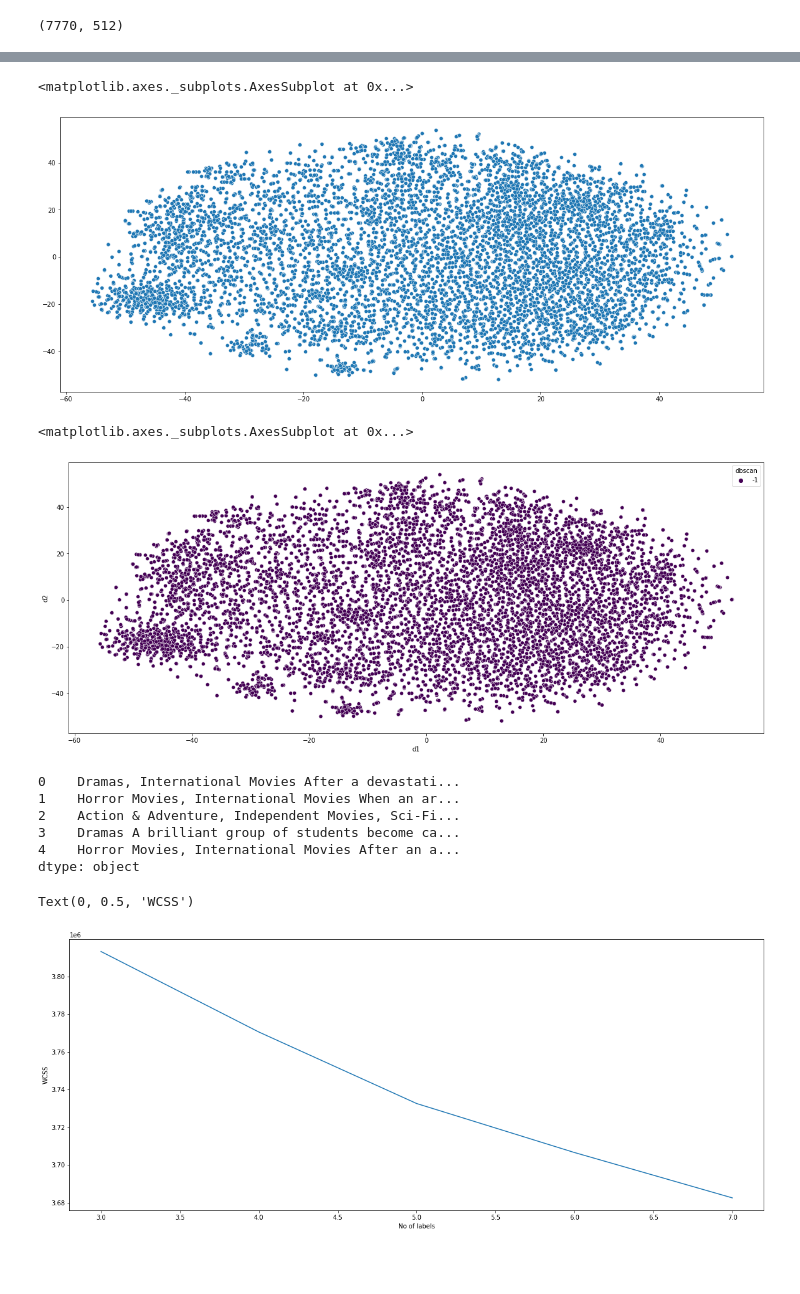
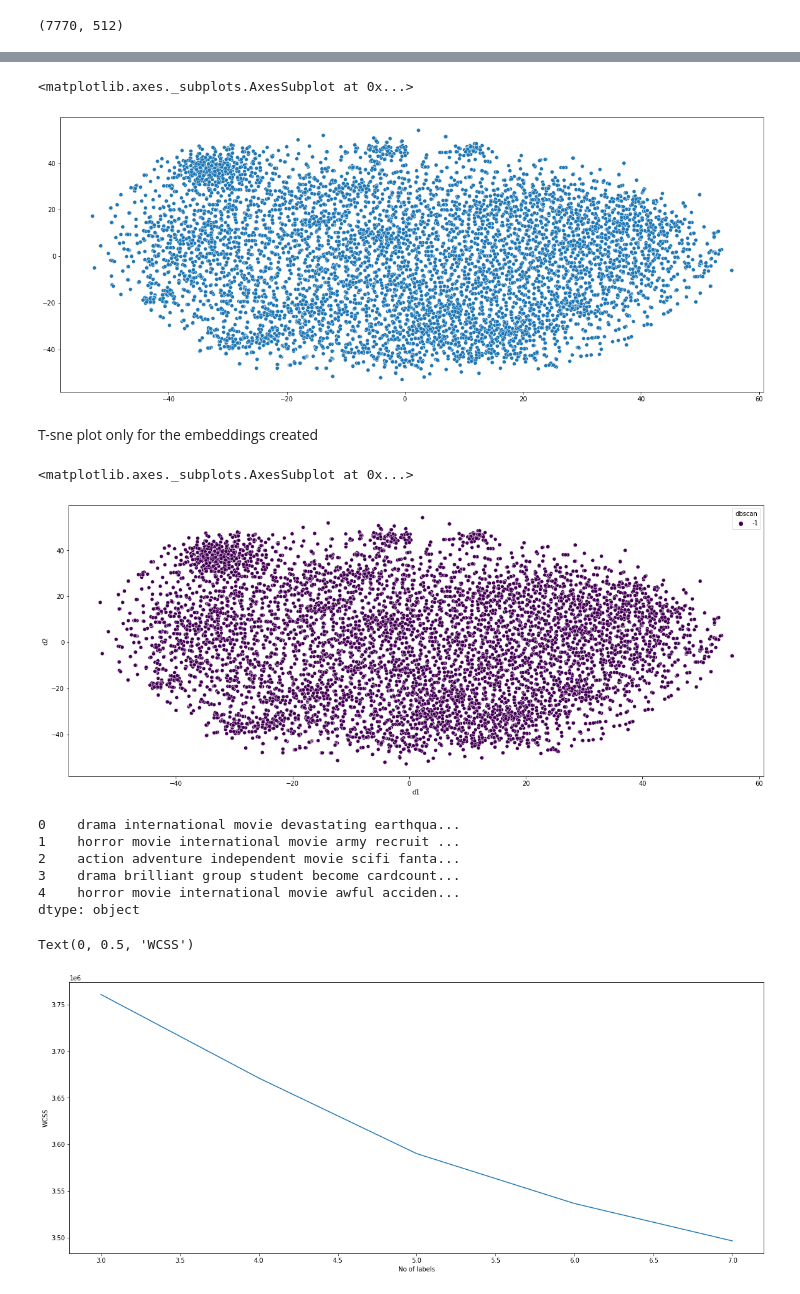
Before and after one commit to abdulaziz2208/Netflix-clustering, a Jupyter notebook: NETFLIX_MOVIES_AND_TV_SHOWS_CLUSTERING.ipynb, the cells around one changed output, grey strips where cells are left out. Cells and saved outputs as stored; diff of their text form; code cells hidden in the pictures; blank space fills up the shorter version.

```diff
--- a/NETFLIX_MOVIES_AND_TV_SHOWS_CLUSTERING.ipynb
+++ b/NETFLIX_MOVIES_AND_TV_SHOWS_CLUSTERING.ipynb
@@ -453,9 +457,10 @@ def toknizing(text):
   result = [i for i in tokens if not i in stop_words]
   return result
 # %%
-data_new['description'] = data_new['description'].apply(lambda x: ' '.join(preprocess_text(x)))
-data_new['listed_in'] = data_new['listed_in'].apply(lambda x: ' '.join(preprocess_text(x)))
-data_new.head()
+# pre-processing for description and listed_in
+data['description'] = data['description'].apply(lambda x: ' '.join(preprocess_text(x)))
+data['listed_in'] = data['listed_in'].apply(lambda x: ' '.join(preprocess_text(x)))
+data.head()
 # %% [output]
 |  | type | title | director | cast | country | date_added | release_year | rating | duration | listed_in | ... |
 | 0 | Movie | 7:19 | Jorge Michel Grau | Demián Bichir, Héctor Bonilla, Os... | Mexico | December 23, 2016 | 2016 | TV-MA | 93.0 | drama international movie | ... |
@@ -556,7 +561,9 @@ rcParams['figure.figsize'] = 20,8
 sns.scatterplot(X_tsne_emb[:, 0], X_tsne_emb[:, 1])
 # %% [output]
 <matplotlib.axes._subplots.AxesSubplot at 0x...>
-[figure, old version]
+[figure, new version]
+# %% [markdown]
+T-sne plot only for the embeddings created
 # %%
 data_tsne = pd.DataFrame({'d1': X_tsne_emb[:, 0], 'd2': X_tsne_emb[:, 1]})
 # %%
@@ -566,5 +573,5 @@ data_tsne['dbscan'] = model_dbscan.fit_predict(x_scaled_emb)
 sns.scatterplot(data=data_tsne, x='d1', y='d2', hue='dbscan', palette='viridis')
 # %% [output]
 <matplotlib.axes._subplots.AxesSubplot at 0x...>
-[figure, old version]
+[figure, new version]
 # %%
@@ -572,6 +579,6 @@ data['listed_in'].value_counts()
 # %%
-list_listed=[]
-for i in data['listed_in']:
-  temp=i.split(',')
-  [list_listed.append(j.strip()) for j in temp]
+# list_listed=[]
+# for i in data['listed_in']:
+#   temp=i.split(',')
+#   [list_listed.append(j.strip()) for j in temp]
 # %%
@@ -581,35 +588,35 @@ unq_list_listed=list(set(list_listed))
 # %%
 #data.groupby(["title", "director", "listed_in",]).apply(lambda df: df.title)
 # %%
-df_test=data['listed_in']+' '+data['description']
+df_listed_desc=data['listed_in']+' '+data['description']
 # %%
-df_test.head()
+df_listed_desc.head()
 # %% [output]
-0    Dramas, International Movies After a devastati...
-1    Horror Movies, International Movies When an ar...
-2    Action & Adventure, Independent Movies, Sci-Fi...
-3    Dramas A brilliant group of students become ca...
-4    Horror Movies, International Movies After an a...
+0    drama international movie devastating earthqua...
+1    horror movie international movie army recruit ...
+2    action adventure independent movie scifi fanta...
+3    drama brilliant group student become cardcount...
+4    horror movie international movie awful acciden...
 dtype: object
 # %%
-cast_embeddings = model(df_test)
-df_cast_embeddings=pd.DataFrame(sentence_embeddings.numpy())
+desc_list_embeddings = model(df_listed_desc)
+df_desc_list_embeddings=pd.DataFrame(desc_list_embeddings.numpy())
 
 
-scaled_cast_emb = preprocessing.scale(df_cast_embeddings)
+scaled_desc_emb = preprocessing.scale(df_desc_list_embeddings)
 
 rcParams['figure.figsize'] = 20,8
 
 wcss2 = []
 
 for i in range(3,8):
     kmeans = KMeans(n_clusters = i, init = 'k-means++', random_state = 42)
-    kmeans.fit(scaled_cast_emb)
+    kmeans.fit(scaled_desc_emb)
     wcss2.append(kmeans.inertia_)
 
 sns.lineplot(range(3,8), wcss2);
 plt.xlabel('No of labels')
 plt.ylabel('WCSS')
 # %% [output]
 Text(0, 0.5, 'WCSS')
-[figure, old version]
+[figure, new version]
```
Also changed, not shown: parts of 21 cells of this notebook.
